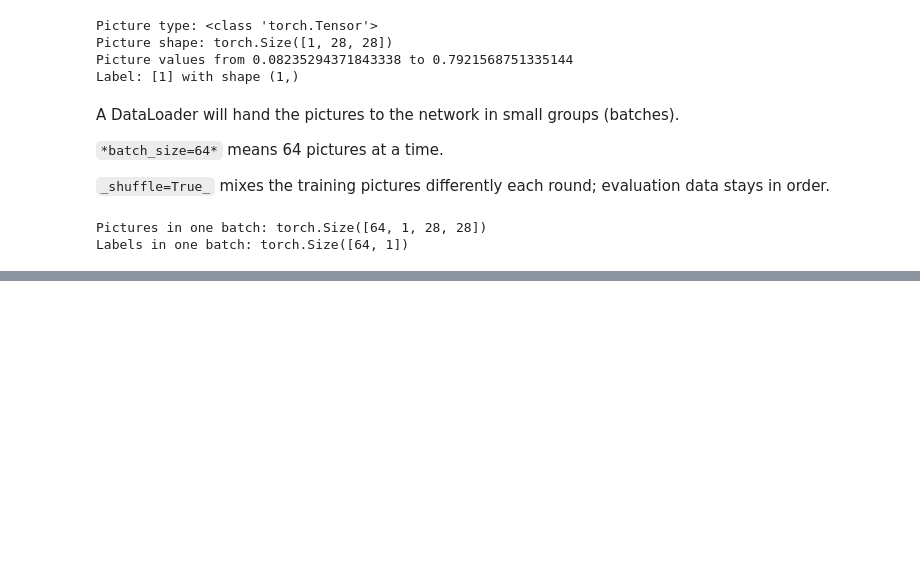
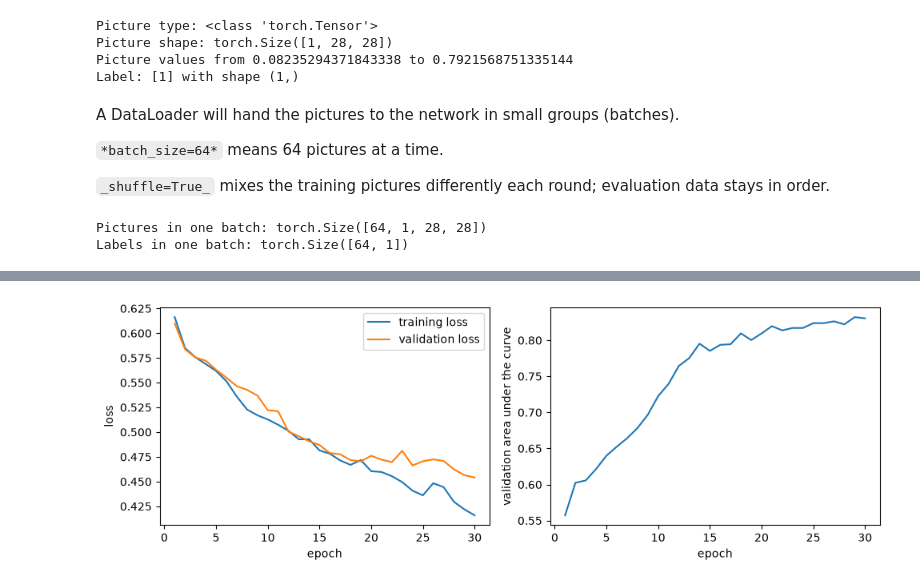
Before and after one commit to EvaPanou/PyTorch_BreastMNIST_analysis, a Jupyter notebook: BreastMNIST_analysis.ipynb, the cells around one changed output, grey strips where cells are left out. Saved outputs shown, nothing was run; the diff lists cells and outputs as text; code cells hidden in the pictures; blank space fills up the shorter version.

```diff
--- a/BreastMNIST_analysis.ipynb
+++ b/BreastMNIST_analysis.ipynb
@@ -327,0 +442,15 @@ Labels in one batch: torch.Size([64, 1])
+# %%
+# HELPER FUNCTION
+# turning the scores of the network into probabilities for a whole loader.
+def predict_probabilities(model, loader):
+    # Returns the true labels and the model's probability of label 1 for every picture.
+    model.eval()                                      # switching the model to evaluation mode
+    collected_labels = []
+    collected_probabilities = []
+    with torch.no_grad():                             # no corrections are needed here, so nothing is tracked
+        for batch_images, batch_labels in loader:
+            scores = model(batch_images)              # shape (batch, 1)
+            probabilities = torch.sigmoid(scores).squeeze(1)    # sigmoid turns any score into a probability between 0 and 1
+            collected_probabilities.append(probabilities)
+            collected_labels.append(batch_labels.squeeze(1))    # (batch, 1) -> (batch,)
+    return torch.cat(collected_labels).numpy(), torch.cat(collected_probabilities).numpy()
@@ -327,0 +506,6 @@ Labels in one batch: torch.Size([64, 1])
+# %%
+# One first run with seed 0. This takes a short while.
+model_seed0, history_seed0 = train_model(seed=0)
+
+# Showing the last 5 epochs of the history.
+print(history_seed0.tail().round(3).to_string())
@@ -327,0 +525,18 @@ Labels in one batch: torch.Size([64, 1])
+# %%
+# Drawing two plots next to each other: the losses, and the validation score per epoch.
+figure, axes = pyplot.subplots(1, 2, figsize=(10, 3.5))
+
+axes[0].plot(history_seed0["epoch"], history_seed0["train_loss"], label="training loss")
+axes[0].plot(history_seed0["epoch"], history_seed0["validation_loss"], label="validation loss")
+axes[0].set_xlabel("epoch")
+axes[0].set_ylabel("loss")
+axes[0].legend()
+
+axes[1].plot(history_seed0["epoch"], history_seed0["validation_area_under_curve"])
+axes[1].set_xlabel("epoch")
+axes[1].set_ylabel("validation area under the curve")
+
+pyplot.tight_layout()
+pyplot.show()
+# %% [output]
+[figure, added]
```
Also changed, not shown: parts of 19 cells of this notebook, 1 other file.
